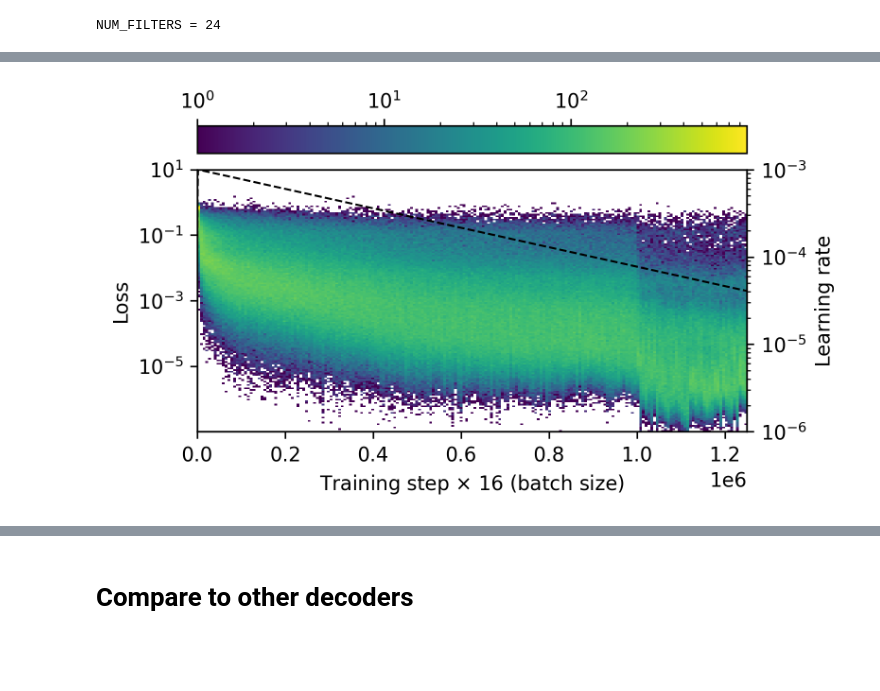
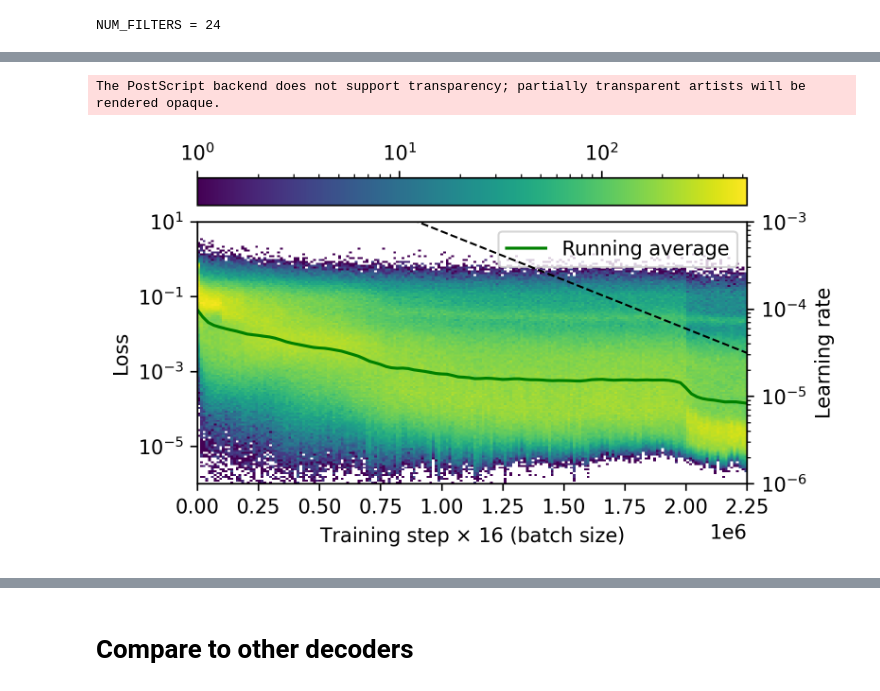
Before and after one commit to JuliusRye/QEC, a Jupyter notebook: Modules/cnn_decoder_and_deformation_solver.ipynb, the cells around one changed output, grey strips where cells are left out. Saved outputs shown, nothing was run; the diff lists cells and outputs as text; code cells hidden in the pictures; blank space fills up the shorter version.

```diff
--- a/Modules/cnn_decoder_and_deformation_solver.ipynb
+++ b/Modules/cnn_decoder_and_deformation_solver.ipynb
@@ -17,13 +17,13 @@ from core.neural_network import CNNDual, save_params
 from core.perfect_maximum_likelihood_decoder import PMLD
 # %%
 BATCH_SIZE = 16
-GENERAL_TRAINING_BATCHES = 1_000_000
+GENERAL_TRAINING_BATCHES = 2_000_000
 FINETUNING_TRAINING_BATCHES = 250_000
 
 CODE_DISTANCE = 5
 
 INIT_LEARNING_RATE = 0
-LEARNING_RATE = 1E-3
+LEARNING_RATE = 1E-2
 WARMUP_STEPS = 2_000
 TRANSITION_STEP = 20_000
 DECAY_RATE = 0.95
@@ -377,37 +376,49 @@ plt.show()
 # %%
+sigma = 25_000
+
+x = jnp.linspace(0, losses.shape[0]-1, 100)[:, None]
+idx = jnp.arange(losses.shape[0])[None, :]
+dist = jnp.exp(-(idx - x)**2 / sigma**2)
+dist = dist / dist.sum(axis=1)[:, None]
+running_avg = jnp.exp((dist * jnp.log(losses[None, :])).sum(axis=1))
+# running_avg = (dist * losses[None, :]).sum(axis=1)
+
 y_max = jnp.ceil(jnp.log10(losses).max()).astype(jnp.int32)
 y_min = jnp.floor(jnp.log10(jnp.percentile(losses, .05))).astype(jnp.int32)
 step = jnp.arange(losses.shape[0])
 plt.figure(dpi=300, figsize=(5,3))
 plt.hist2d(
     x=step,
     y=losses,
     bins=[
         jnp.linspace(0, losses.shape[0], 200),
         jnp.logspace(y_min, y_max, (y_max-y_min)*20+1)
     ],
     norm=LogNorm(vmin=1),
 )
 # plt.plot(step, losses, ',', alpha=.5)
 plt.yscale('log')
 plt.ylabel("Loss")
 plt.xlabel(f"Training step $\\times$ {BATCH_SIZE} (batch size)")
 plt.colorbar(location="top")
+plt.plot(x[:,0], running_avg, '-g', label="Running average")
+plt.legend(loc=1)
 
 plt.twinx()
 plt.plot(step, learning_rate(step), '--k', lw=1)
 plt.yscale('log')
 plt.ylabel("Learning rate")
 plt.ylim(1E-6, 1E-3)
 
 plt.xlim(0, losses.shape[0])
 
 plt.savefig(f"figs/cnn_decoder_and_deformation_on_distance{CODE_DISTANCE}.eps", bbox_inches='tight')
 plt.savefig(f"figs/cnn_decoder_and_deformation_on_distance{CODE_DISTANCE}.png", bbox_inches='tight')
 
 plt.show()
 # %% [output]
+The PostScript backend does not support transparency; partially transparent artists will be rendered opaque.
-[figure, old version]
+[figure, new version]
 # %%
 kernels = model_params['CNN_input_1'][0]['w']
 mask = model_params['CNN_input_2'][0]['w'][:,:,0,0]
```
Also changed, not shown: parts of 9 cells of this notebook, 5 other files.
